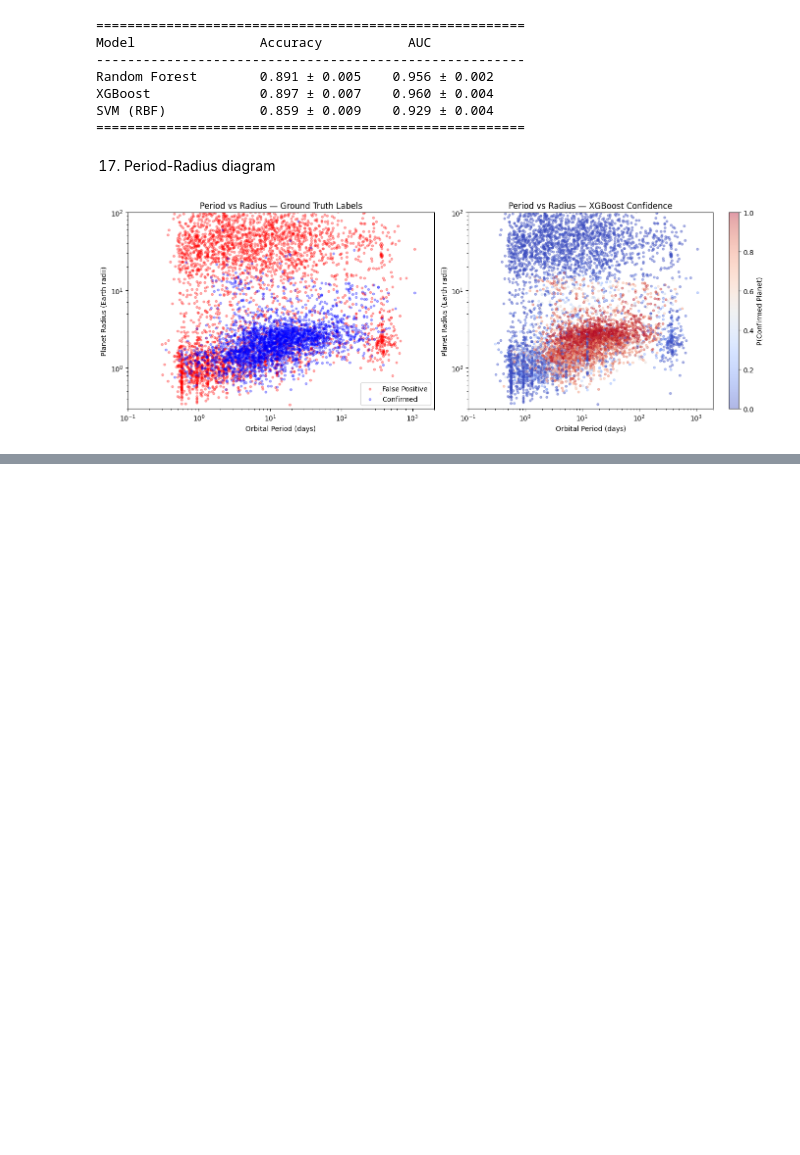
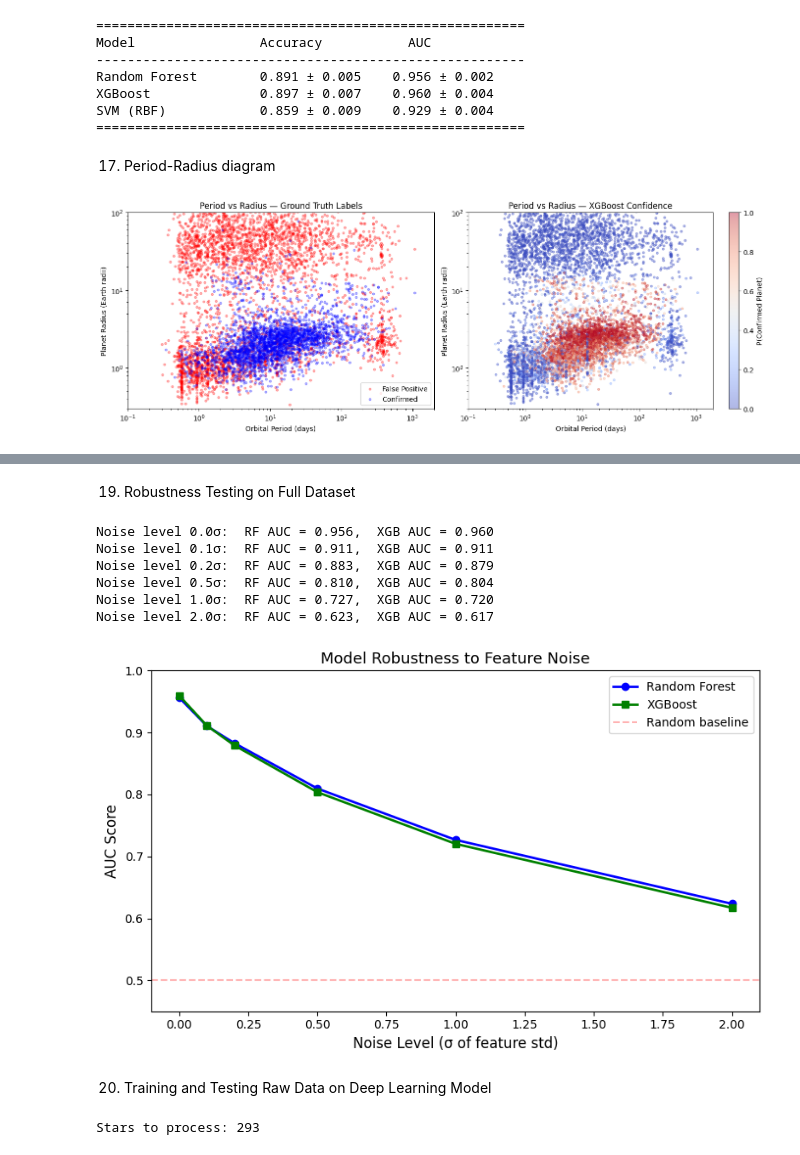
Before and after one commit to hassan310120/MSc-Final-Project, a Jupyter notebook: Kepler.ipynb, the cells around one changed output, grey strips where cells are left out. Drawn from its saved outputs; the diff is of its cells as text; code cells hidden in the pictures; blank space fills up the shorter version.

```diff
--- a/Kepler.ipynb
+++ b/Kepler.ipynb
@@ -1229,0 +1262,70 @@ plt.show()
+# %% [markdown]
+19. Robustness Testing on Full Dataset
+# %%
+# Using full dataset
+feature_cols = [
+    'koi_period', 'koi_depth', 'koi_duration', 'koi_prad',
+    'koi_teq', 'koi_insol', 'koi_steff', 'koi_slogg', 'koi_srad'
+]
+
+df_model = df_full[feature_cols + ['label']].dropna()
+X = df_model[feature_cols].values
+y = df_model['label'].values
+
+cv = StratifiedKFold(n_splits=5, shuffle=True, random_state=42)
+
+# Test robustness: add increasing levels of noise
+noise_levels = [0.0, 0.1, 0.2, 0.5, 1.0, 2.0]
+rf_results = []
+xgb_results = []
+
+for noise in noise_levels:
+    # Add Gaussian noise to features
+    np.random.seed(42)
+    X_noisy = X + noise * np.std(X, axis=0) * np.random.randn(*X.shape)
+
+    rf_auc = cross_val_score(
+        RandomForestClassifier(n_estimators=200, random_state=42),
+        X_noisy, y, cv=cv, scoring='roc_auc'
+    ).mean()
+
+    xgb_auc = cross_val_score(
+        XGBClassifier(n_estimators=200, max_depth=6, learning_rate=0.1,
+                      random_state=42, eval_metric='logloss'),
+        X_noisy, y, cv=cv, scoring='roc_auc'
+    ).mean()
+
+    rf_results.append(rf_auc)
+    xgb_results.append(xgb_auc)
+    print(f"Noise level {noise:.1f}σ:  RF AUC = {rf_auc:.3f},  XGB AUC = {xgb_auc:.3f}")
+
+# Plot
+fig, ax = plt.subplots(figsize=(8, 5))
+ax.plot(noise_levels, rf_results, 'bo-', label='Random Forest', linewidth=2)
+ax.plot(noise_levels, xgb_results, 'gs-', label='XGBoost', linewidth=2)
+ax.axhline(y=0.5, color='red', linestyle='--', alpha=0.3, label='Random baseline')
+ax.set_xlabel('Noise Level (σ of feature std)', fontsize=12)
+ax.set_ylabel('AUC Score', fontsize=12)
+ax.set_title('Model Robustness to Feature Noise', fontsize=13)
+ax.legend()
+ax.set_ylim(0.45, 1.0)
+
+plt.tight_layout()
+plt.savefig('/content/drive/MyDrive/kepler_project_final/figures/robustness_test.png', dpi=150)
+plt.show()
+# %% [output]
+Noise level 0.0σ:  RF AUC = 0.956,  XGB AUC = 0.960
+Noise level 0.1σ:  RF AUC = 0.911,  XGB AUC = 0.911
+Noise level 0.2σ:  RF AUC = 0.883,  XGB AUC = 0.879
+Noise level 0.5σ:  RF AUC = 0.810,  XGB AUC = 0.804
+Noise level 1.0σ:  RF AUC = 0.727,  XGB AUC = 0.720
+Noise level 2.0σ:  RF AUC = 0.623,  XGB AUC = 0.617
+[figure, added]
+# %% [markdown]
+20. Training and Testing Raw Data on Deep Learning Model
+# %%
+# Load datasets
+df = pd.read_csv('/content/drive/MyDrive/kepler_project/data/merged_dataset.csv')
+print(f"Stars to process: {len(df['kepid'].unique())}")
+# %% [output]
+Stars to process: 293
```
Also changed, not shown: parts of 8 cells of this notebook.
